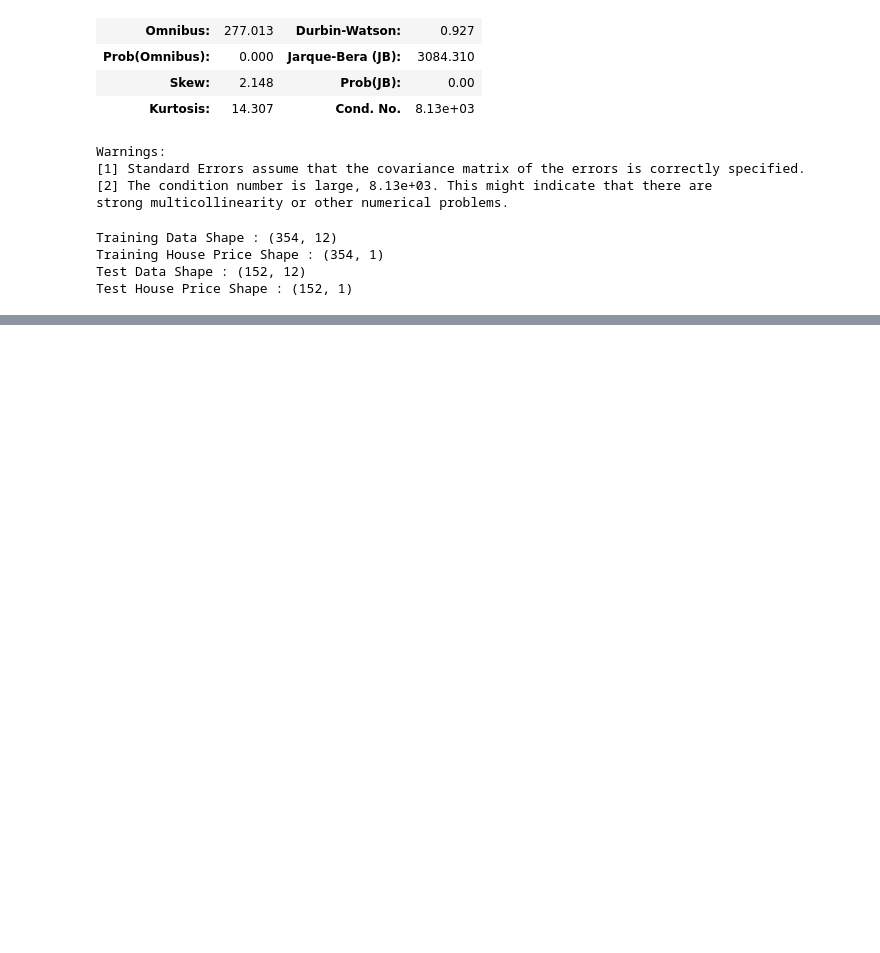
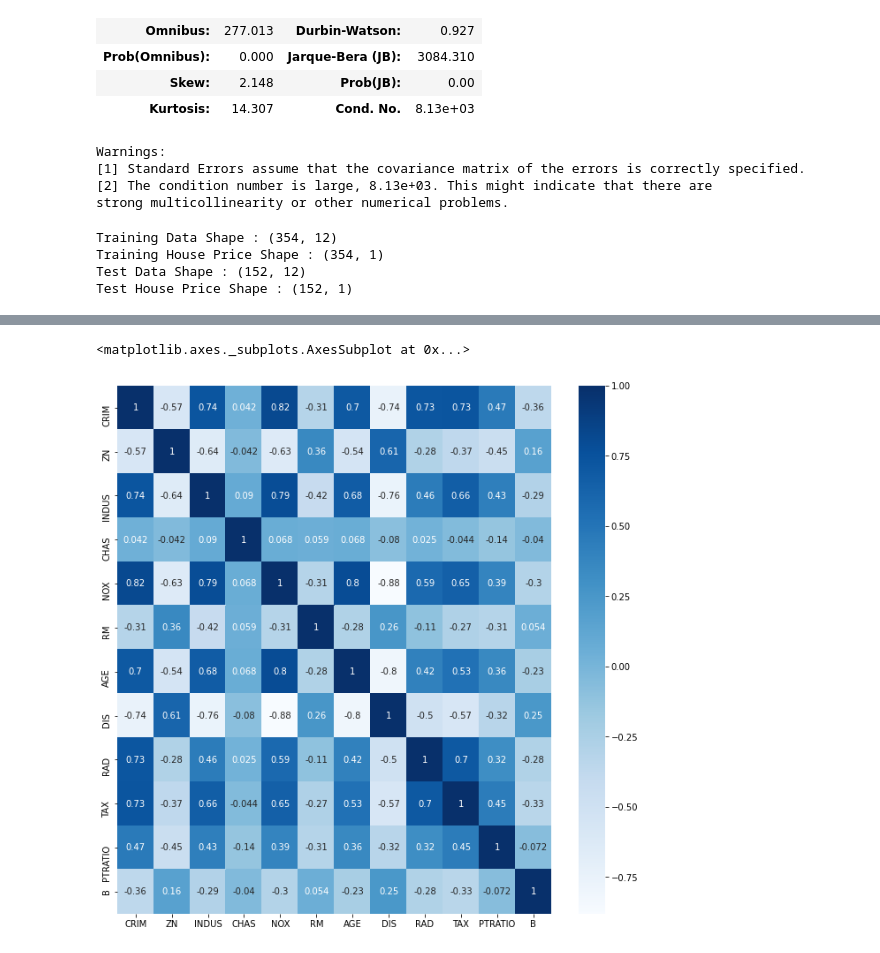
Before and after one commit to sandipanpaul21/Machine-Learning-in-Python-Code, a Jupyter notebook: 07_Simple_and_Multiple_Regression.ipynb, the cells around one changed output, grey strips where cells are left out. Saved outputs shown, nothing was run; the diff lists cells and outputs as text; code cells hidden in the pictures; blank space fills up the shorter version.

```diff
--- a/07_Simple_and_Multiple_Regression.ipynb
+++ b/07_Simple_and_Multiple_Regression.ipynb
@@ -243,0 +244,14 @@ Mean Absolute Percentage Error : 49.65
+# %%
+# Model 2, let do some data cleaning
+
+# Increasing the size of the plot
+import matplotlib.pyplot as plt
+
+fig, ax = plt.subplots(figsize=(11,11)) # Sample figsize in inches, change the number accordingly
+sns.heatmap(independent_variables.corr(method = 'spearman'), annot= True, cmap = 'Blues',ax = ax)
+
+# Inference :
+# Lots of High Correlation Values
+# %% [output]
+<matplotlib.axes._subplots.AxesSubplot at 0x...>
+[figure, added]
```
Also changed, not shown: parts of 7 cells of this notebook.
